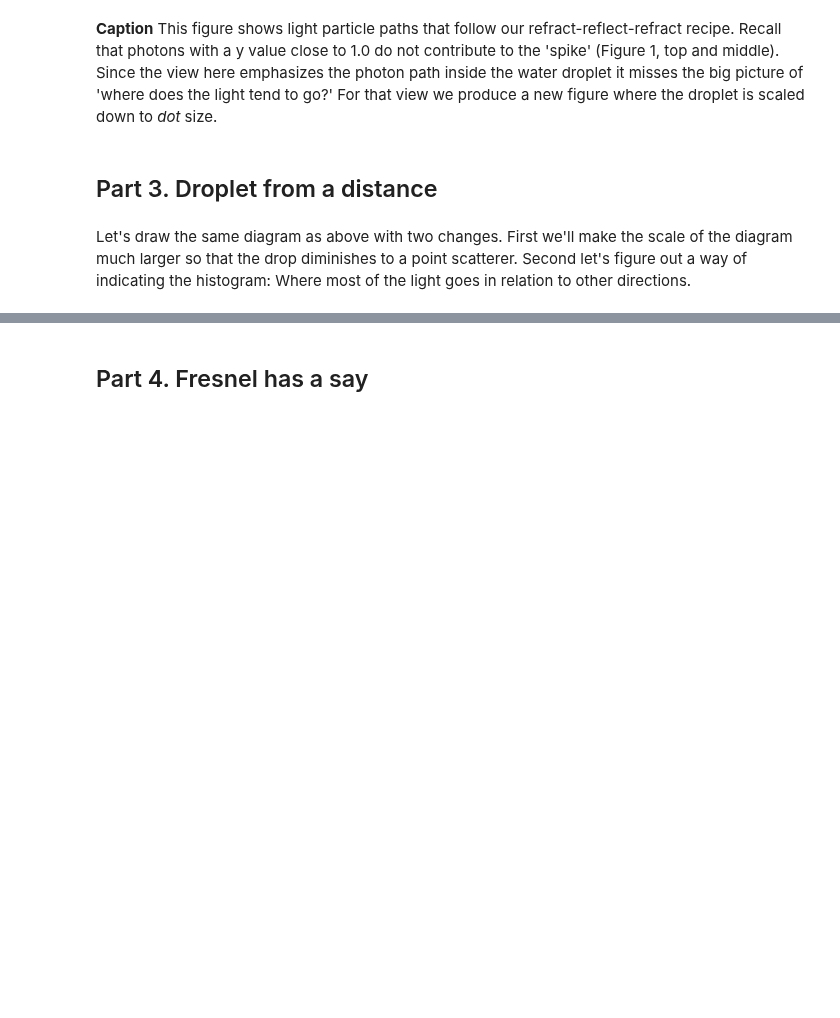
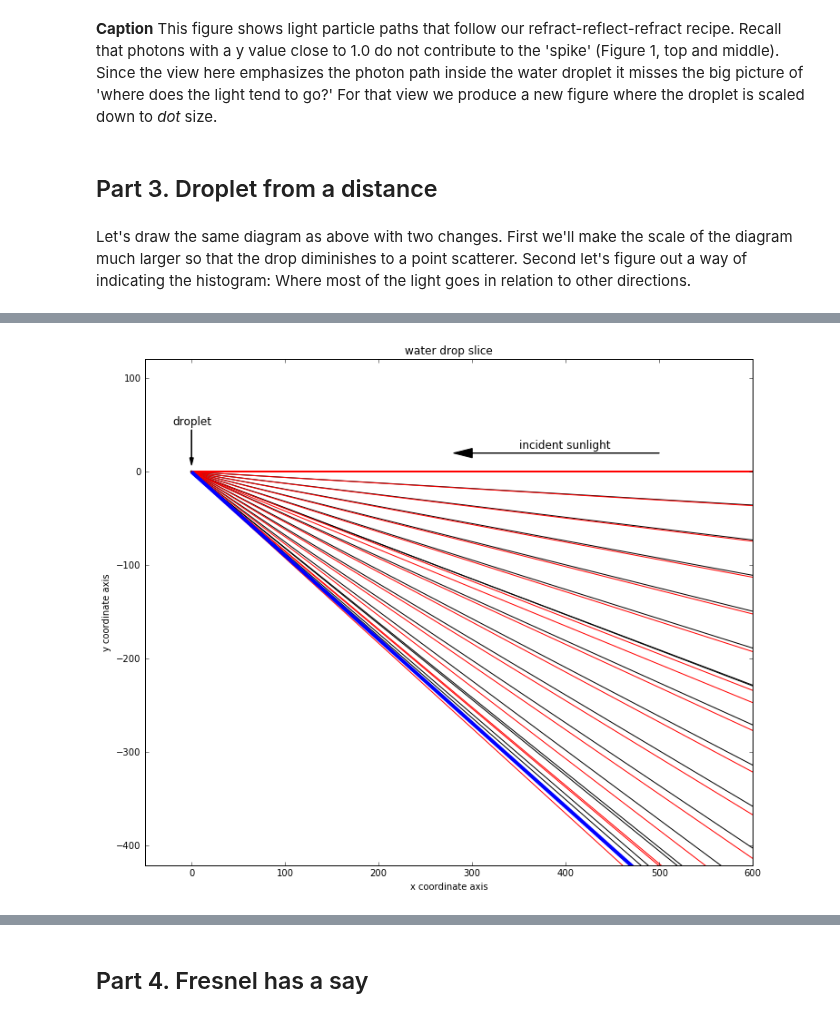
Before and after one commit to robfatland/percival, a Jupyter notebook: IPython Notebooks/Rainbow.ipynb, the cells around one changed output, grey strips where cells are left out. Saved outputs shown, nothing was run; the diff lists cells and outputs as text; code cells hidden in the pictures; blank space fills up the shorter version.

```diff
--- a/IPython Notebooks/Rainbow.ipynb
+++ b/IPython Notebooks/Rainbow.ipynb
@@ -476,3 +476,97 @@ __Caption__ This figure shows light particle paths that follow our refract-refle
 ## Part 3. Droplet from a distance
 # %% [markdown]
 Let's draw the same diagram as above with two changes. First we'll make the scale of the diagram much larger so that the drop diminishes to a point scatterer. Second let's figure out a way of indicating the histogram: Where most of the light goes in relation to other directions.
+# %%
+# This cell is a slimmed-down version of the previous Python cell: A set of incident photon
+#   paths through a 2D slice of a water droplet but seen at a distance.
+
+# fig, ax = plt.subplots()
+fig, ax = plt.subplots(figsize=(12,10))
+ax.add_patch(plt.Circle((0, 0), 1, color = 'k', fill=False))
+radiusCircleAtInf = 200.0
+ax.axis('equal')
+
+ax.set(xlim=(-50, 600.), ylim=(-400,100))
+ax.set(xlabel='x coordinate axis', ylabel = 'y coordinate axis', title='water drop slice')
+
+maxEject = -pi
+maxIncidentY = 0.0
+
+colorScheme = 0
+colorSelect = [
+    [['none','none','none','black'],['red','none','none','red']],
+    [['blue','none','none','blue'],['none','none','none','none']],
+    [['none','none','none','none'],['red','none','none','red']]
+    ]
+
+averageMaxEjectAngle = 0.0
+numWavelengths = 2
+
+for w in range(numWavelengths):
+
+    wavelength = 400 + 300*w
+
+    iorWater = indexOfRefractionForWater(wavelength)
+    iorAir = indAir = 1.00029
+    yInterval = 0.0025
+    modCount = 0
+    modDrawTrajectory = 25
+
+    for y0 in np.arange(0.0, 1.0, yInterval):
+        x0 = 1000.0
+        y  = y0
+        x  = np.sqrt(1.0-y*y)
+        modCount += 1
+
+        # here is our incident ray
+        incidenceAngle1 = np.arctan2(y, x)
+        angleWater = snell(incidenceAngle1, iorAir, iorWater)
+        internal1 = pi - 2*angleWater
+        internalTotal1 = internal1 + incidenceAngle1
+        x2 = np.cos(internalTotal1)
+        y2 = np.sin(internalTotal1)
+        internal2 = pi - 2*angleWater              # the same as internal1!
+        internalTotal2 = internalTotal1 + internal2
+        x3 = np.cos(internalTotal2)
+        y3 = np.sin(internalTotal2)
+        externalTotal = 2*pi - internalTotal2
+        incidenceAngle2 = (pi - internal2)/2.
+        external = snell(incidenceAngle2, iorWater, iorAir)
+        ejectAngle = externalTotal - external
+        if ejectAngle > maxEject:
+            maxEject = ejectAngle
+            maxIncidentY = y0
+        radiusLarge = 1000.0
+        x4 = radiusLarge * np.cos(-ejectAngle)
+        y4 = radiusLarge * np.sin(-ejectAngle)
+
+        if modCount % modDrawTrajectory == 0:
+            ax.plot([x0, x], [y, y], color=colorSelect[colorScheme][w][0])
+            ax.plot([x2, x], [y2, y], color=colorSelect[colorScheme][w][1])
+            ax.plot([x2, x3], [y2, y3], color=colorSelect[colorScheme][w][2])
+            ax.plot([x3, x4], [y3, y4], color=colorSelect[colorScheme][w][3])
+
+    print 'For wavelength', wavelength, 'nm the max eject angle is',\
+        round(rtd(maxEject),2), 'at incidence y =', maxIncidentY
+
+    averageMaxEjectAngle += maxEject
+
+averageMaxEjectAngle /= numWavelengths
+print 'Black line shows mean of red and violet max-count photon eject angles = ', round(rtd(averageMaxEjectAngle), 2)
+
+# point of origin slightly away from the origin towards scatter direction for a cleaner plot
+x0 = np.sqrt(2.0);
+y0 = -np.sqrt(2.0);
+
+x1 = 10000.0 * np.cos(-averageMaxEjectAngle)
+y1 = 10000.0 * np.sin(-averageMaxEjectAngle)
+ax.plot([x0, x1], [y0, y1], color='blue', linewidth='4')
+
+# For arrow note see https://philbull.wordpress.com/2012/04/05/drawing-arrows-in-matplotlib/ (DEI!)
+ax.arrow( 500., 20., -200., 0., fc='k', ec='k', head_width=10.0, head_length=20.0 )
+
+# include some text annotation
+ax.text( 350, 25, 'incident sunlight', fontsize=12)
+ax.text( -20, 50, 'droplet', fontsize=12)
+ax.arrow(0., 45., 0., -30., fc='k', ec='k', head_width = 4., head_length = 8.)
+# %% [output]
@@ -478,0 +577 @@ Let's draw the same diagram as above with two changes. First we'll make the scal
+[figure, added]
```
Also changed, not shown: parts of 13 cells of this notebook.
